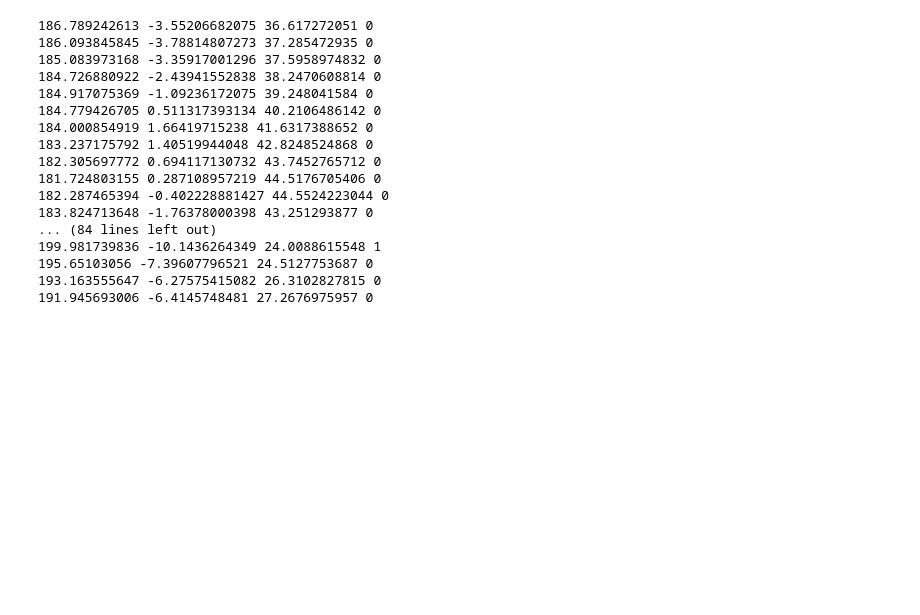
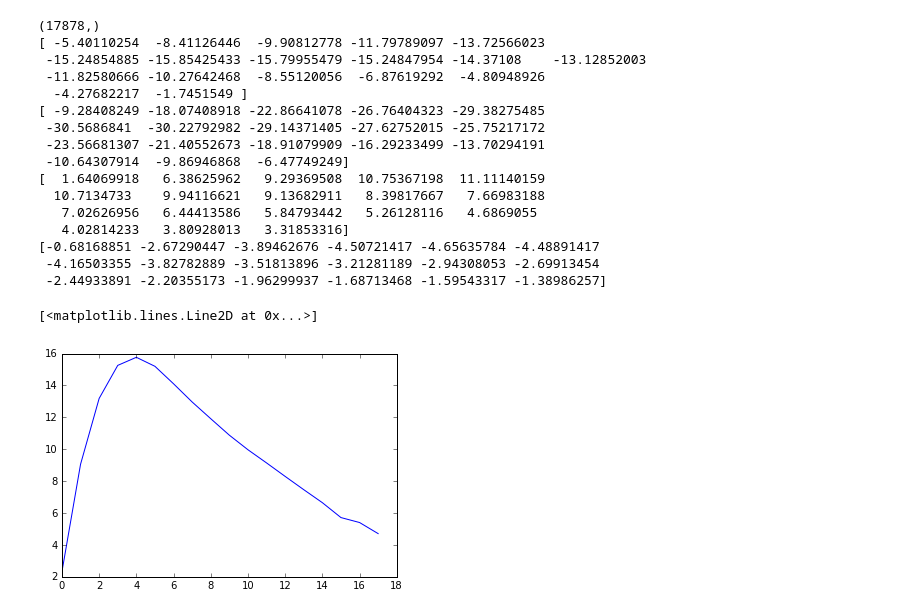
Before and after one commit to JiaweiZhuang/CS205_final_project, a Jupyter notebook: Data_Analysis/SSW.ipynb, the cells around one changed output. Cells and saved outputs as stored; diff of their text form; code cells hidden in the pictures; blank space fills up the shorter version.

```diff
--- a/Data_Analysis/SSW.ipynb
+++ b/Data_Analysis/SSW.ipynb
@@ -213,23 +120,5 @@ array([[ 1.48309198, -2.98779342],
 # %%
-# Normalizing data
-Tmean1read = Tmean1read[1:,:]
-Tmean2read = Tmean2read[1:,:]
-Tmean3read = Tmean3read[1:,:]
-Tmean1tend = Tmean1read[7:,:]-Tmean1read[0:nt-8,:]
-Tmean2tend = Tmean2read[7:,:]-Tmean2read[0:nt-8,:]
-Tmean3tend = Tmean3read[7:,:]-Tmean3read[0:nt-8,:]
-Tgradread = Tgradread[1:,:]
-Tgradtend = Tgradread[7:,:]-Tgradread[0:nt-8,:]
-Umean1read = Umean1read[1:,:]
-Umean2read = Umean2read[1:,:]
-Umean1tend = Umean1read[7:,:]-Umean1read[0:nt-8,:]
-Umean2tend = Umean2read[7:,:]-Umean2read[0:nt-8,:]
-ZAread = ZAread[1:,:]
-ZA1read = ZAread[:,:,1]/ZAread[:,:,0]
-ZA2read = ZAread[:,:,2]/ZAread[:,:,0]
-Zphase1read = Zphaseread[1:,:,0]
-Zphase2read = Zphaseread[1:,:,1]
-
+# Normalizing (not needed in this case)
 Tmean1_scaled = preprocessing.scale(Tmean1read[7:,:])
 Tmean2_scaled = preprocessing.scale(Tmean2read[7:,:])
 Tmean3_scaled = preprocessing.scale(Tmean3read[7:,:])
@@ -298,22 +183,35 @@ print("For n_clusters =", n_clusters,
-# %%
-for i in range(0,100):
-    print Tmean3read[i+7,7],Tmean3tend[i+7,7],Umean1read[i+7,7],cluster_labels[i]
-# %% [output]
-186.789242613 -3.55206682075 36.617272051 0
-186.093845845 -3.78814807273 37.285472935 0
-185.083973168 -3.35917001296 37.5958974832 0
-184.726880922 -2.43941552838 38.2470608814 0
-184.917075369 -1.09236172075 39.248041584 0
-184.779426705 0.511317393134 40.2106486142 0
-184.000854919 1.66419715238 41.6317388652 0
-183.237175792 1.40519944048 42.8248524868 0
-182.305697772 0.694117130732 43.7452765712 0
-181.724803155 0.287108957219 44.5176705406 0
-182.287465394 -0.402228881427 44.5524223044 0
-183.824713648 -1.76378000398 43.251293877 0
-... (84 lines left out)
-199.981739836 -10.1436264349 24.0088615548 1
-195.65103056 -7.39607796521 24.5127753687 0
-193.163555647 -6.27575415082 26.3102827815 0
-191.945693006 -6.4145748481 27.2676975957 0
+# %%
+print cluster_labels.shape
+idx1 = np.where(cluster_labels==0)
+idx1 = idx1[0]
+idx2 = np.where(cluster_labels==1)
+idx2 = idx2[0]
+Tgrad_cluster1 = Tgradread[idx1+7,:]
+print np.mean(Tgrad_cluster1,axis=0)
+Tgrad_cluster2 = Tgradread[idx2+7,:]
+print np.mean(Tgrad_cluster2,axis=0)
+Tmean3_cluster1 = Tmean3read[idx1+7,:]
+print np.mean(Tmean3_cluster1,axis=0)
+Tmean3_cluster2 = Tmean3read[idx2+7,:]
+print np.mean(Tmean3_cluster2,axis=0)
+plt.plot(np.mean(Tmean3_cluster1,axis=0)-np.mean(Tmean3_cluster2,axis=0))
+# %% [output]
+(17878,)
+[ -5.40110254  -8.41126446  -9.90812778 -11.79789097 -13.72566023
+ -15.24854885 -15.85425433 -15.79955479 -15.24847954 -14.37108    -13.12852003
+ -11.82580666 -10.27642468  -8.55120056  -6.87619292  -4.80948926
+  -4.27682217  -1.7451549 ]
+[ -9.28408249 -18.07408918 -22.86641078 -26.76404323 -29.38275485
+ -30.5686841  -30.22792982 -29.14371405 -27.62752015 -25.75217172
+ -23.56681307 -21.40552673 -18.91079909 -16.29233499 -13.70294191
+ -10.64307914  -9.86946868  -6.47749249]
+[  1.64069918   6.38625962   9.29369508  10.75367198  11.11140159
+  10.7134733    9.94116621   9.13682911   8.39817667   7.66983188
+   7.02626956   6.44413586   5.84793442   5.26128116   4.6869055
+   4.02814233   3.80928013   3.31853316]
+[-0.68168851 -2.67290447 -3.89462676 -4.50721417 -4.65635784 -4.48891417
+ -4.16503355 -3.82782889 -3.51813896 -3.21281189 -2.94308053 -2.69913454
+ -2.44933891 -2.20355173 -1.96299937 -1.68713468 -1.59543317 -1.38986257]
+[<matplotlib.lines.Line2D at 0x...>]
+[figure, added]
 # %%
```
Also changed, not shown: parts of 19 cells of this notebook, 12 other files.
